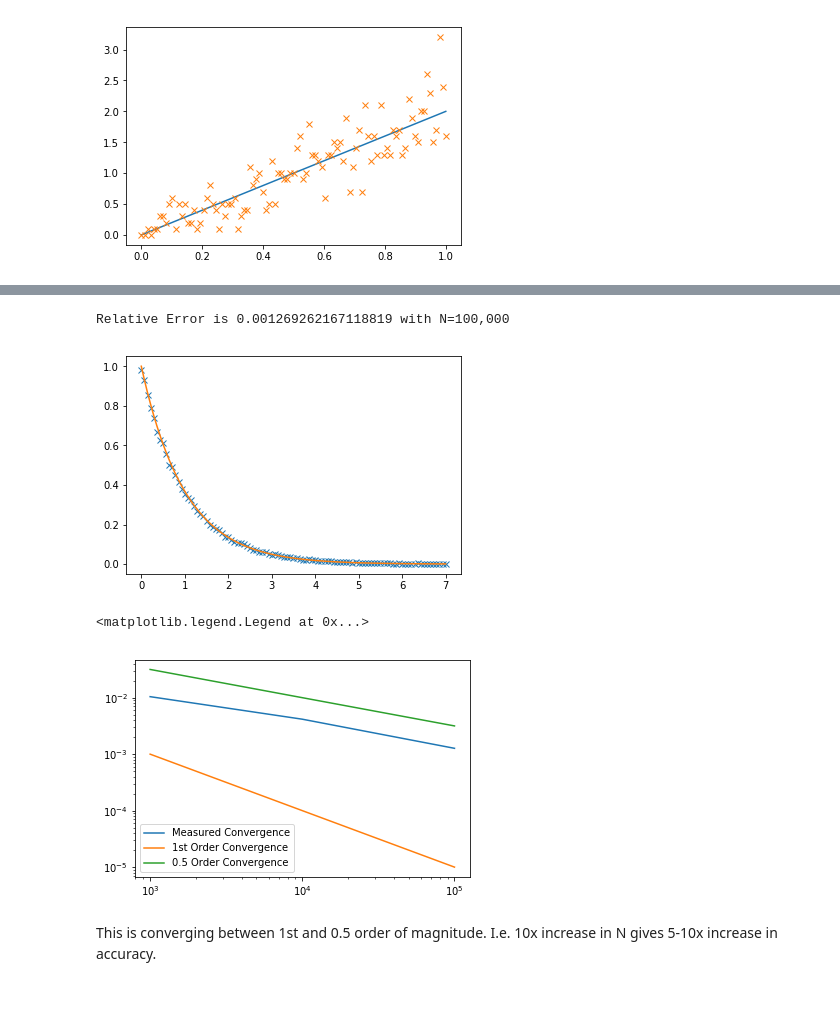
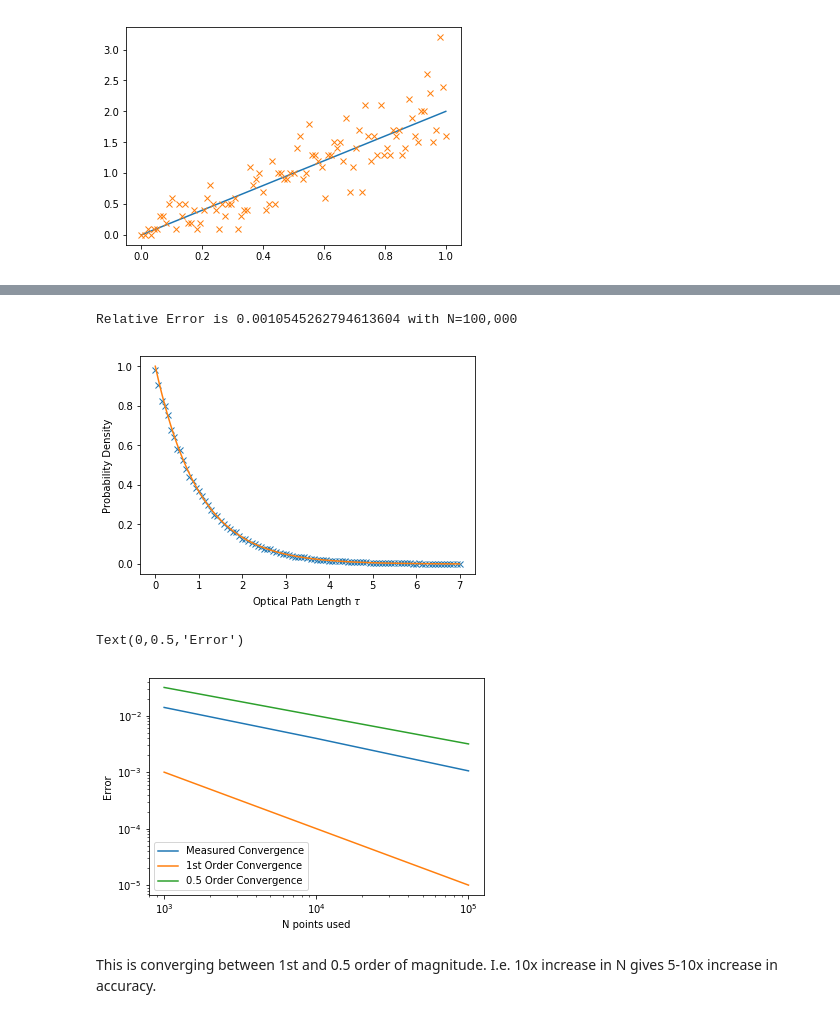
Before and after one commit to mwatwood-cu/monte_carlo_radiation, a Jupyter notebook: Monte Carlo Testing.ipynb, the cells around one changed output, grey strips where cells are left out. Saved outputs shown, nothing was run; the diff lists cells and outputs as text; code cells hidden in the pictures.

```diff
--- a/Monte Carlo Testing.ipynb
+++ b/Monte Carlo Testing.ipynb
@@ -59,22 +59,26 @@ Relative Error is 0.004159022656804747 with N=10,000
 # %%
 dat = calc_dist(exp_dist, 100000, 100, 7)
 x_ax = np.linspace(0,7,99);
 plt.plot(x_ax, dat, 'x')
 true_ans  = np.exp(-x_ax)
 plt.plot(x_ax, true_ans)
+plt.xlabel(r"Optical Path Length $\tau$")
+plt.ylabel("Probability Density")
 e_100k = calc_error(dat,true_ans)
 print("Relative Error is "+str(e_100k)+" with N=100,000")
 # %% [output]
-Relative Error is 0.001269262167118819 with N=100,000
+Relative Error is 0.0010545262794613604 with N=100,000
-[figure, old version]
+[figure, new version]
 # %%
 N = [1000,10000,100000]
 plt.loglog(N, [e_1k, e_10k, e_100k], label="Measured Convergence")
 plt.loglog(N, np.divide(1,N), label="1st Order Convergence")
 plt.loglog(N, np.power(np.divide(1,N),0.5), label="0.5 Order Convergence")
 plt.legend()
+plt.xlabel("N points used")
+plt.ylabel("Error")
 # %% [output]
-<matplotlib.legend.Legend at 0x...>
+Text(0,0.5,'Error')
-[figure, old version]
+[figure, new version]
 # %% [markdown]
 This is converging between 1st and 0.5 order of magnitude. I.e. 10x increase in N gives 5-10x increase in accuracy.
```
Also changed, not shown: parts of 2 cells of this notebook.
